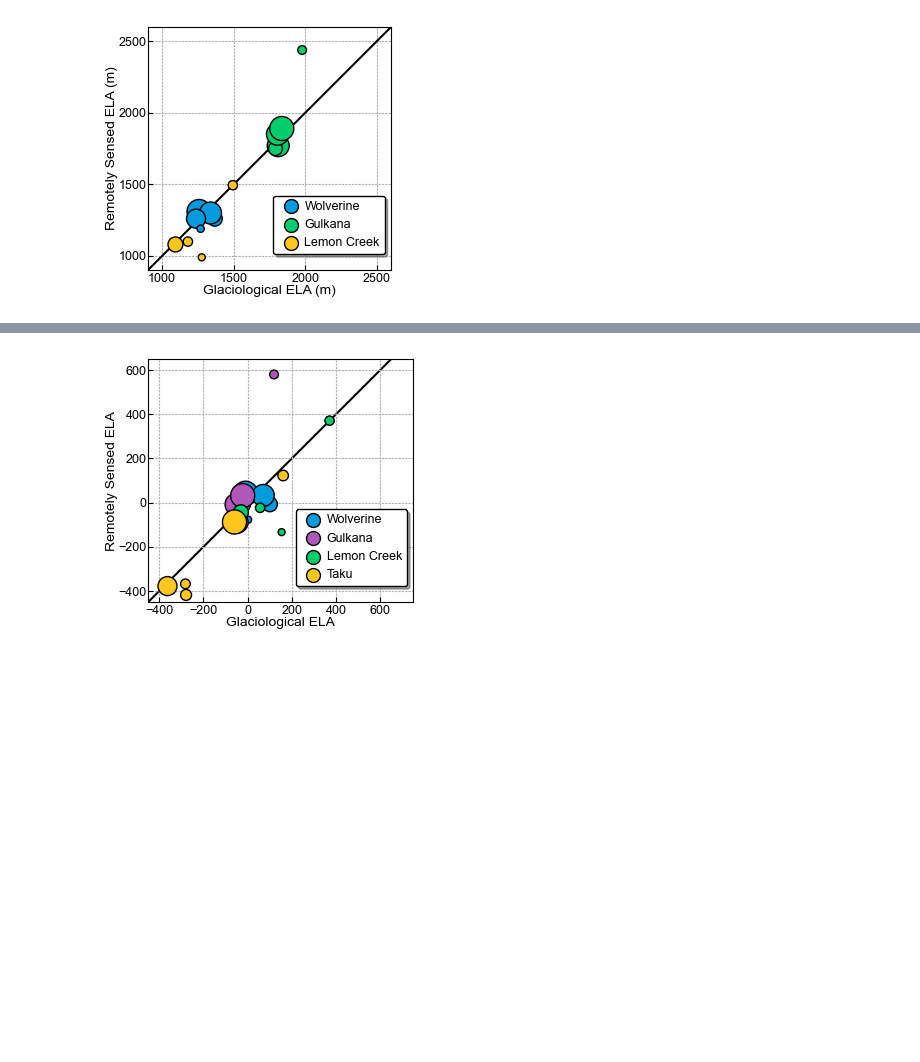
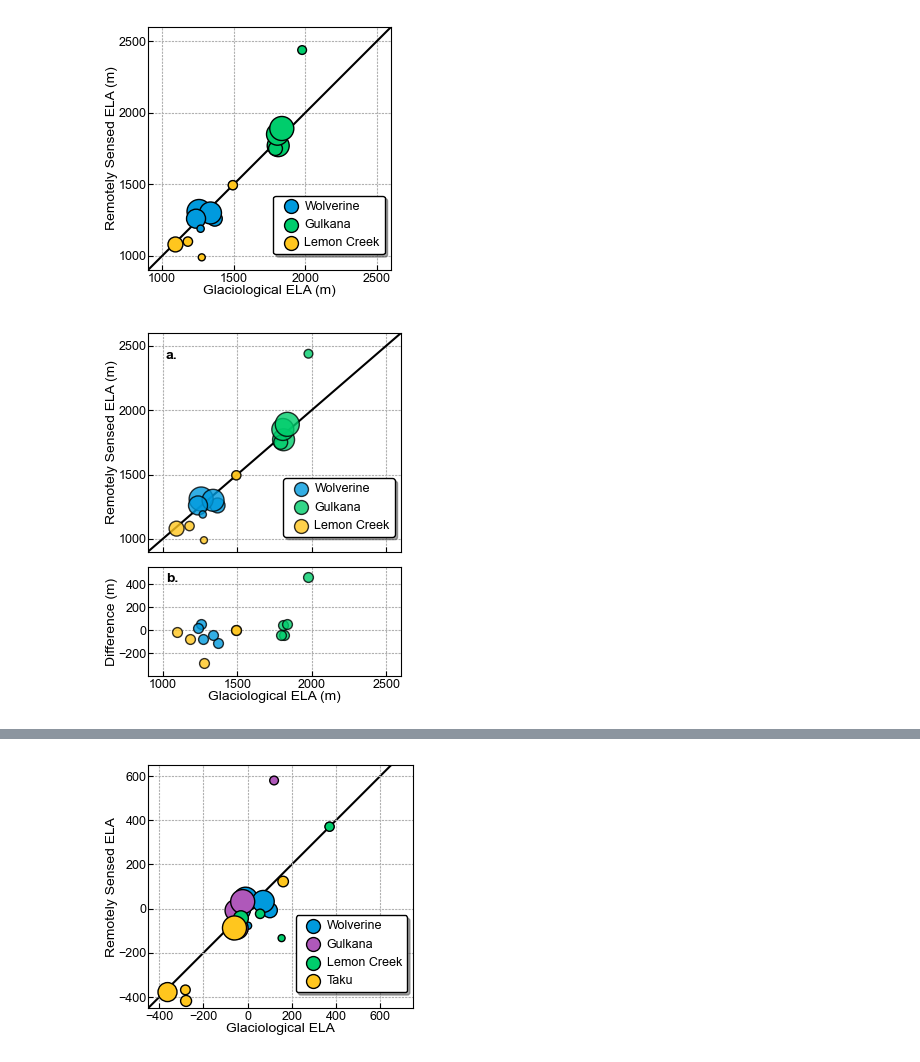
Before and after one commit to lucas-zeller/Glacier-Snow-Lines, a Jupyter notebook: Figures/benchmark_comparison.ipynb, the cells around one changed output, grey strips where cells are left out. Saved outputs shown, nothing was run; the diff lists cells and outputs as text; code cells hidden in the pictures; blank space fills up the shorter version.

```diff
--- a/Figures/benchmark_comparison.ipynb
+++ b/Figures/benchmark_comparison.ipynb
@@ -204,6 +204,10 @@ all_data_gdf = gpd.GeoDataFrame(pd.merge(all_data_gdf, temp, on="O3Region"))
 # start by getting the full geometry for each subregion. keep this stored in a separate gdf for later
 # O3_geom = all_data_gdf[['geometry', 'O3Region']].dissolve(by='O3Region').reset_index()
 # O2_geom = all_data_gdf[['geometry', 'O2Region']].dissolve(by='O2Region').reset_index()
+# %%
+mpl.rcParams['font.family'] = 'Arial'
+mpl.rcParams['mathtext.fontset'] = 'custom'
+mpl.rcParams['mathtext.rm'] = 'Arial'
 # %%
 #### O3 Regions
 # calculating total glacier number, glacier area, mean and median size, aa, and aar for each region
@@ -496,2 +500,79 @@ plt.savefig(out_path, dpi=400, bbox_inches='tight', pad_inches=0.015)
 # %% [output]
 [figure]
+# %%
+# make plots showing the in-situ ela vs remote ela
+fig,ax_all = plt.subplots(2,1, figsize=(3.25,4),
+                          sharex=True, height_ratios=[2,1])
+axs = ax_all[0]
+axb = ax_all[1]
+
+labels = ['Wolverine', 'Gulkana', 'Lemon Creek', 'Taku']
+colors = ['#009ADE', '#AF58BA', '#00CD6C', '#FFC61E']
+dfs = [df_wolv, df_gulk, df_lemc, df_taku]
+
+labels = ['Wolverine', 'Gulkana', 'Lemon Creek']
+colors = ['#009ADE', '#00CD6C', '#FFC61E']
+dfs = [df_wolv, df_gulk, df_lemc]
+
+# plot data
+for i in range(len(labels)):
+    df = dfs[i]
+    axs.scatter( df['ELA_insitu_off'], df['ELA_s2_off'], zorder=3, alpha=0.8,
+                label=labels[i],
+                color=colors[i],
+                edgecolor='black',
+                s=1/df['days_before']*1500)
+
+    # magnitude of difference on top plot
+    axb.scatter(df['ELA_insitu_off'], df['ELA_s2_off']-df['ELA_insitu_off'],
+                zorder=3, alpha=0.8,
+                label=labels[i],
+                color=colors[i],
+                edgecolor='black',
+                s=50)
+
+# plot 1-1 line
+axs.plot([0,2600],[0,2600], c='Black', linestyle='solid', zorder=2)
+
+ax_all[1].set_xlabel("Glaciological ELA (m)", labelpad=0)
+axs.set_ylabel("Remotely Sensed ELA (m)", labelpad=0)
+
+axs.set_xticks([1000, 1500, 2000, 2500])
+axs.set_yticks([1000, 1500, 2000, 2500])
+axs.tick_params(axis='x', direction='in', labelsize=9, pad=2)
+axs.tick_params(axis='y', direction='in', labelsize=9, pad=1)
+# axs.axis["left"].major_ticklabels.set_ha("left")
+
+axs.set_xlim(900, 2599)
+axs.set_ylim(900, 2599)
+
+# axs.set_aspect('equal')
+axs.grid(zorder=1, linestyle=(0,(2,1)))
+
+l = axs.legend(scatterpoints=1, #scatteryoffsets=[0],
+               framealpha=1, edgecolor='black', shadow=True,
+               labelspacing=0.5, handletextpad=0.1, fontsize=9,
+               loc="lower right", bbox_to_anchor=(1,0.04))
+for i in l.legend_handles: i._sizes = [100]
+for t in l.get_texts(): t.set_va('baseline')
+
+# format top plot
+axb.set_ylim(-400,550)
+axb.set_yticks([-200,0,200,400])
+axb.grid(zorder=1, linestyle=(0,(2,1)))
+axb.set_ylabel("Difference (m)", labelpad=0)
+axb.tick_params(axis='x', direction='in', labelsize=9, pad=2)
+axb.tick_params(axis='y', direction='in', labelsize=9, pad=1)
+
+axb.text(1020, 420,  "b.", weight='bold')
+axs.text(1020, 2400, "a.", weight='bold')
+
+
+# fig.subplots_adjust(hspace=0.02)
+plt.tight_layout()
+
+# save
+out_path = os.path.join(folder_AGVA, 'Figures', 'comparisons', 'benchmark_abs_notaku_transparency.png')
+plt.savefig(out_path, dpi=400, bbox_inches='tight', pad_inches=0.015)
+# %% [output]
+[figure, added]
```
Also changed, not shown: parts of 3 cells of this notebook, 9 other files.
